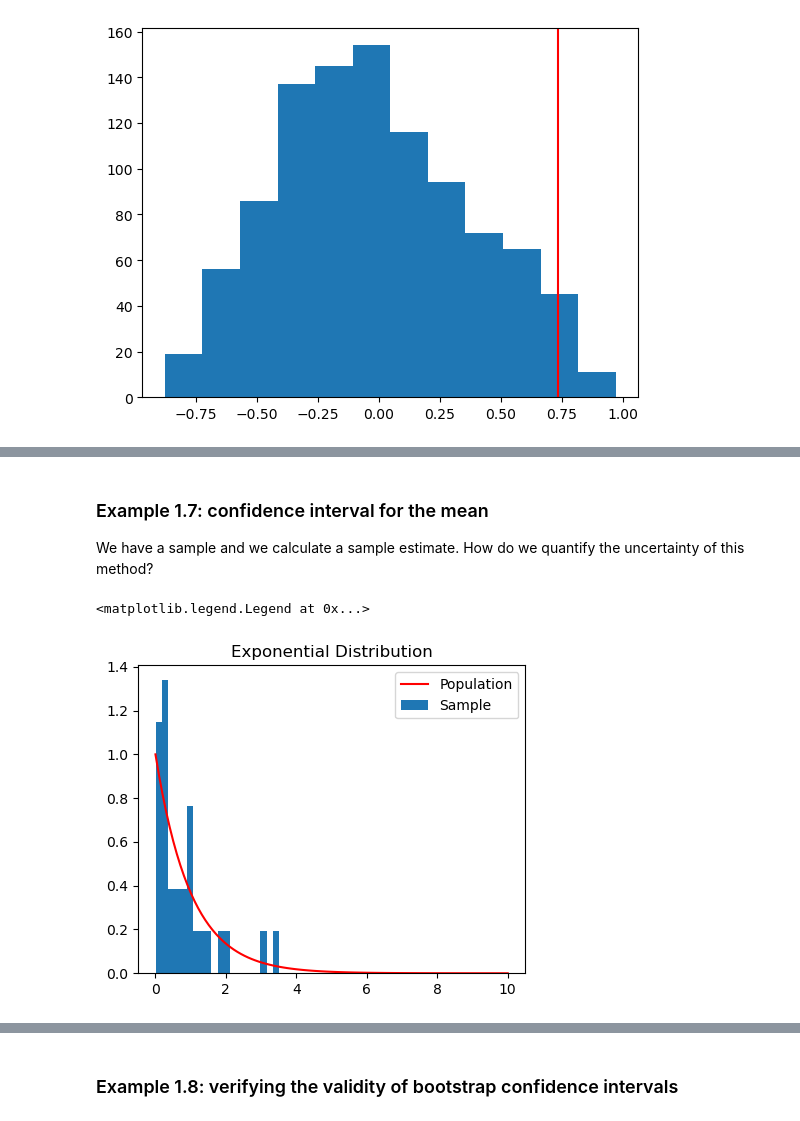
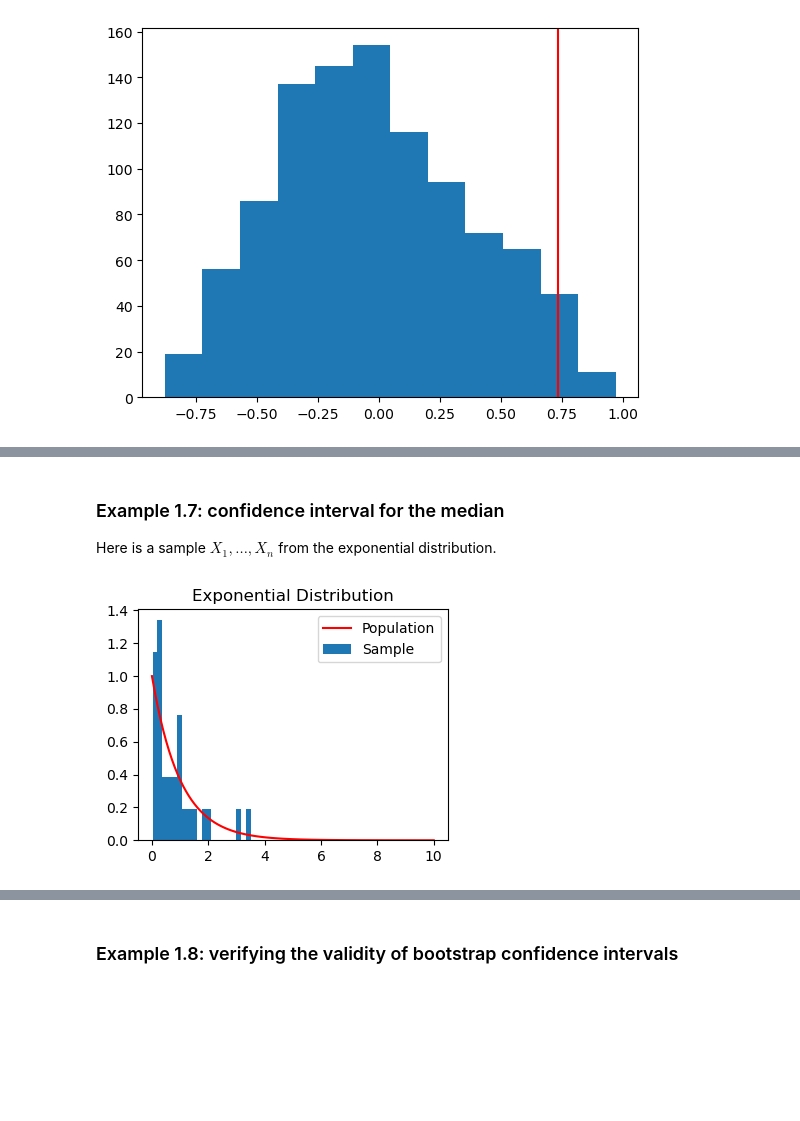
Before and after one commit to moran-teaching/stat486-website, a Jupyter notebook: nb/lec1.ipynb, the cells around one changed output, grey strips where cells are left out. Cells and saved outputs as stored; diff of their text form; code cells hidden in the pictures; blank space fills up the shorter version.

```diff
--- a/nb/lec1.ipynb
+++ b/nb/lec1.ipynb
@@ -204,26 +312,24 @@ The bootstrap is a useful tool to approximate the uncertainty associated with an
 # %% [markdown]
-### Example 1.7: confidence interval for the mean
+### Example 1.7: confidence interval for the median
 
-We have a sample and we calculate a sample estimate. How do we quantify the uncertainty of this method?
+Here is a sample $X_1,\dots, X_n$ from the exponential distribution.
 # %%
 # draw sample
 np.random.seed(42)
 n = 30
 x = np.random.exponential(scale=1, size=n)
 
 # calculate sample estimate
-muhat = np.mean(x)
-#muhat = np.median(x)
+med_hat = np.median(x)
 
 # get population distribution for plotting
 x_vals = np.linspace(0, 10, 100)
 pdf_vals = scipy.stats.expon.pdf(x_vals)
 
-plt.figure(figsize=(5,4))
-plt.plot(x_vals, pdf_vals, 'r', label='Population')
-plt.hist(x, density=True, label='Sample', bins=20)
-plt.title('Exponential Distribution')
-plt.legend()
+plt.figure(figsize=(4,3))
+plt.plot(x_vals, pdf_vals, 'r', label='Population');
+plt.hist(x, density=True, label='Sample', bins=20);
+plt.title('Exponential Distribution');
+plt.legend();
 # %% [output]
-<matplotlib.legend.Legend at 0x...>
-[figure, old version]
+[figure, new version]
```
Also changed, not shown: parts of 31 cells of this notebook, 52 other files.
